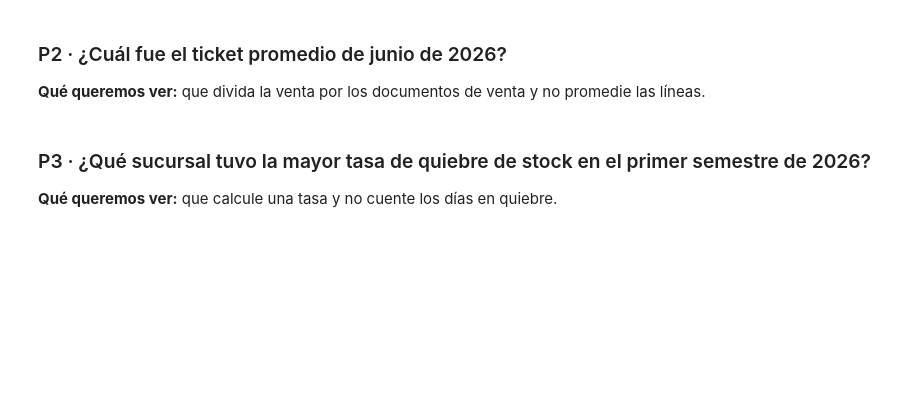
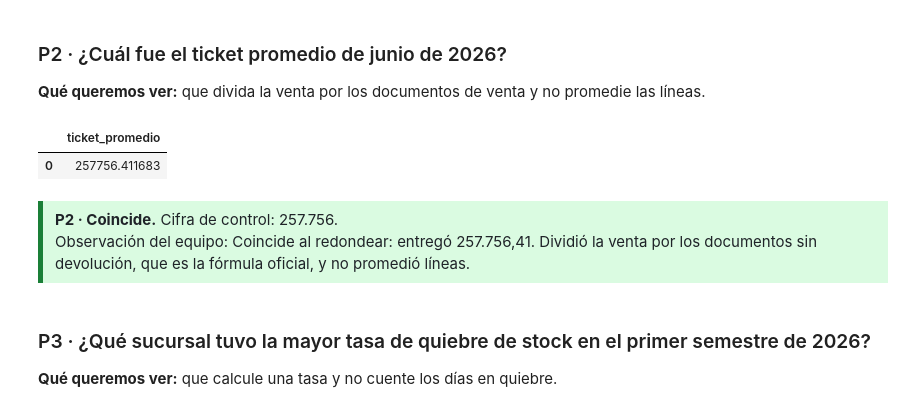
Before and after one commit to catluvies/dataretail360-ep3, a Jupyter notebook: notebooks/EP5_validacion_ia.ipynb, the cells around one changed output. Saved outputs shown, nothing was run; the diff lists cells and outputs as text; code cells hidden in the pictures; blank space fills up the shorter version.

```diff
--- a/notebooks/EP5_validacion_ia.ipynb
+++ b/notebooks/EP5_validacion_ia.ipynb
@@ -239,10 +259,20 @@ comprobar("P1", resultado_p1, observacion="")
 # %%
 # SQL que entregó la IA, pegado entre las comillas sin corregirlo.
 sql_p2 = """
-
+SELECT SUM(venta_neta) * 1.0
+       / NULLIF(COUNT(DISTINCT CASE WHEN es_devolucion = 0 THEN numero_documento END), 0)
+       AS ticket_promedio
+FROM vw_ventas
+WHERE anio_mes = '2026-06';
 """
 resultado_p2 = consultar(sql_p2)
-comprobar("P2", resultado_p2, observacion="")
+comprobar("P2", resultado_p2, observacion=(
+    "Coincide al redondear: entregó 257.756,41. Dividió la venta por los documentos sin devolución, que es la fórmula oficial, y no promedió líneas."))
+# %% [output]
+|  | ticket_promedio |
+| 0 | 257756.411683 |
+P2 · Coincide. Cifra de control: 257.756.
+Observación del equipo: Coincide al redondear: entregó 257.756,41. Dividió la venta por los documentos sin devolución, que es la fórmula oficial, y no promedió líneas.
 # %% [markdown]
 ### P3 · ¿Qué sucursal tuvo la mayor tasa de quiebre de stock en el primer semestre de 2026?
 
```
Also changed, not shown: parts of 12 cells of this notebook.
